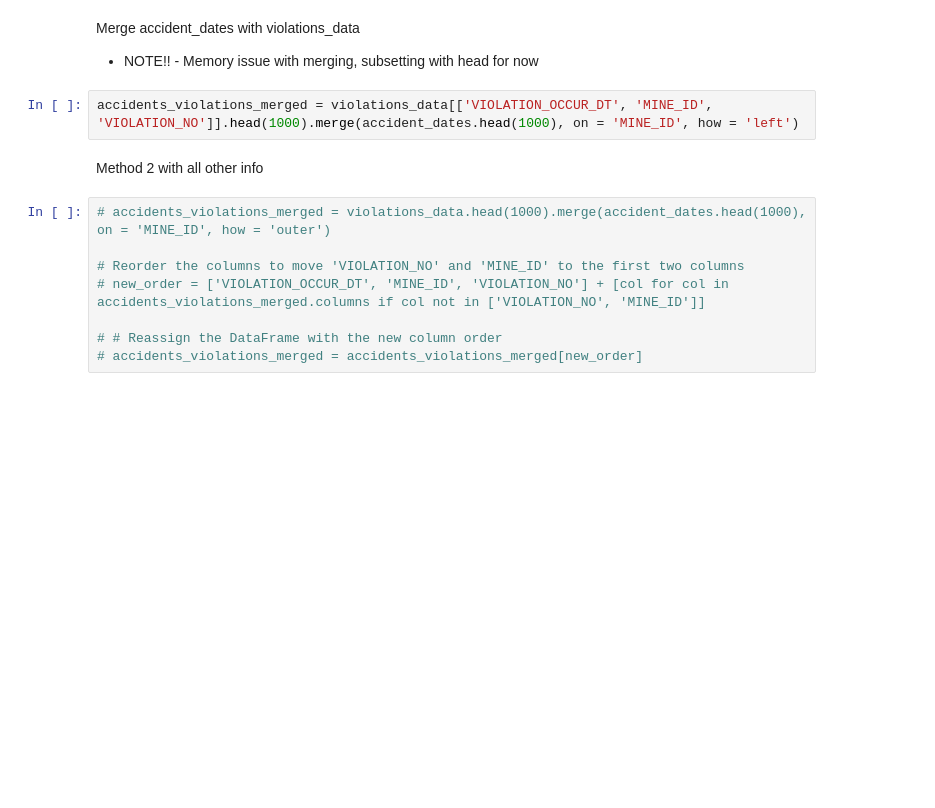
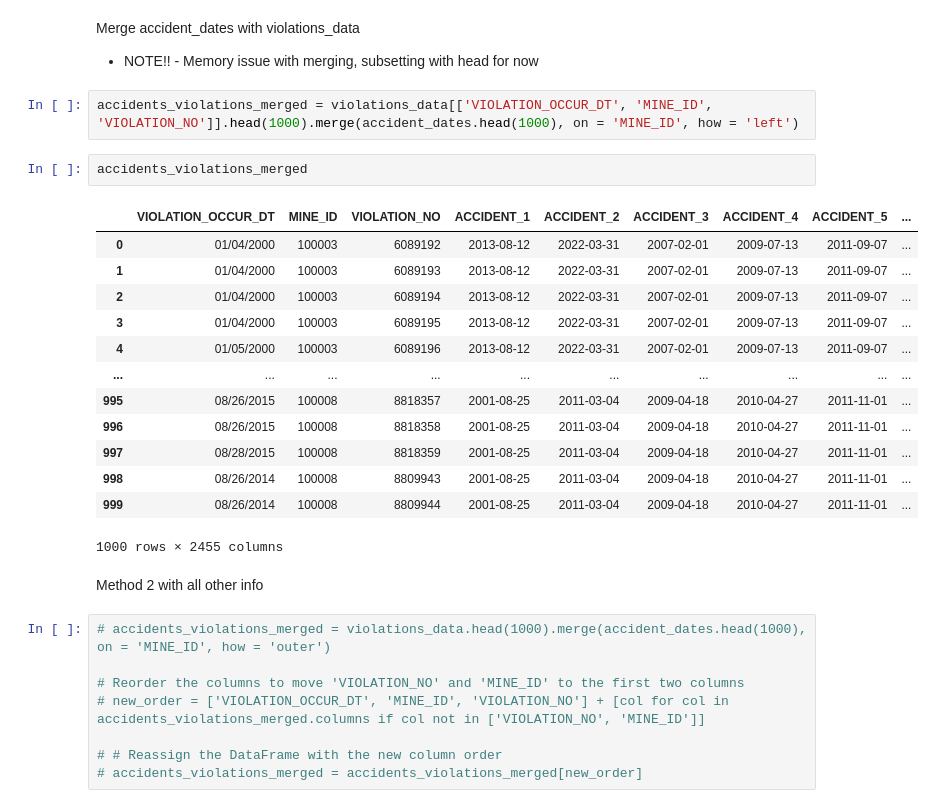
Before and after one commit to hdavis-sandiego/ADS-capstone, a Jupyter notebook: Capstone - Pre-Processing.ipynb, the cells around one changed output. Cells and saved outputs as stored; diff of their text form; blank space fills up the shorter version.

```diff
--- a/Capstone - Pre-Processing.ipynb
+++ b/Capstone - Pre-Processing.ipynb
@@ -405,6 +423,22 @@ Merge accident_dates with violations_data
 - NOTE!! - Memory issue with merging, subsetting with head for now
 # %%
 accidents_violations_merged = violations_data[['VIOLATION_OCCUR_DT', 'MINE_ID', 'VIOLATION_NO']].head(1000).merge(accident_dates.head(1000), on = 'MINE_ID', how = 'left')
+# %%
+accidents_violations_merged
+# %% [output]
+|  | VIOLATION_OCCUR_DT | MINE_ID | VIOLATION_NO | ACCIDENT_1 | ACCIDENT_2 | ACCIDENT_3 | ACCIDENT_4 | ACCIDENT_5 | ... |
+| 0 | 01/04/2000 | 100003 | 6089192 | 2013-08-12 | 2022-03-31 | 2007-02-01 | 2009-07-13 | 2011-09-07 | ... |
+| 1 | 01/04/2000 | 100003 | 6089193 | 2013-08-12 | 2022-03-31 | 2007-02-01 | 2009-07-13 | 2011-09-07 | ... |
+| 2 | 01/04/2000 | 100003 | 6089194 | 2013-08-12 | 2022-03-31 | 2007-02-01 | 2009-07-13 | 2011-09-07 | ... |
+| 3 | 01/04/2000 | 100003 | 6089195 | 2013-08-12 | 2022-03-31 | 2007-02-01 | 2009-07-13 | 2011-09-07 | ... |
+| 4 | 01/05/2000 | 100003 | 6089196 | 2013-08-12 | 2022-03-31 | 2007-02-01 | 2009-07-13 | 2011-09-07 | ... |
+| ... | ... | ... | ... | ... | ... | ... | ... | ... | ... |
+| 995 | 08/26/2015 | 100008 | 8818357 | 2001-08-25 | 2011-03-04 | 2009-04-18 | 2010-04-27 | 2011-11-01 | ... |
+| 996 | 08/26/2015 | 100008 | 8818358 | 2001-08-25 | 2011-03-04 | 2009-04-18 | 2010-04-27 | 2011-11-01 | ... |
+| 997 | 08/28/2015 | 100008 | 8818359 | 2001-08-25 | 2011-03-04 | 2009-04-18 | 2010-04-27 | 2011-11-01 | ... |
+| 998 | 08/26/2014 | 100008 | 8809943 | 2001-08-25 | 2011-03-04 | 2009-04-18 | 2010-04-27 | 2011-11-01 | ... |
+| 999 | 08/26/2014 | 100008 | 8809944 | 2001-08-25 | 2011-03-04 | 2009-04-18 | 2010-04-27 | 2011-11-01 | ... |
+1000 rows × 2455 columns
 # %% [markdown]
 Method 2 with all other info
 # %%
```
Also changed, not shown: parts of 19 cells of this notebook.
